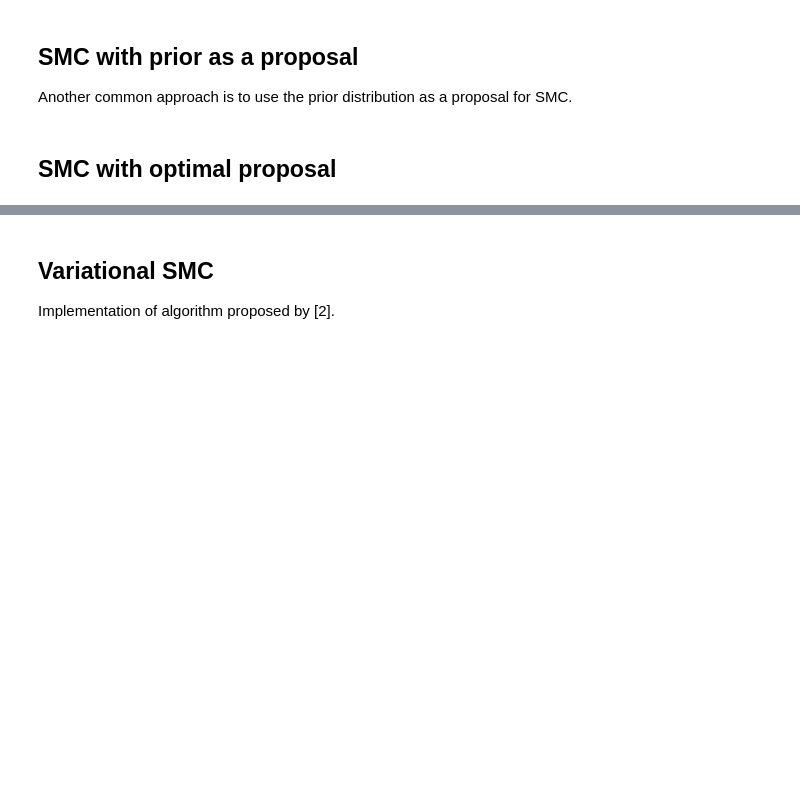
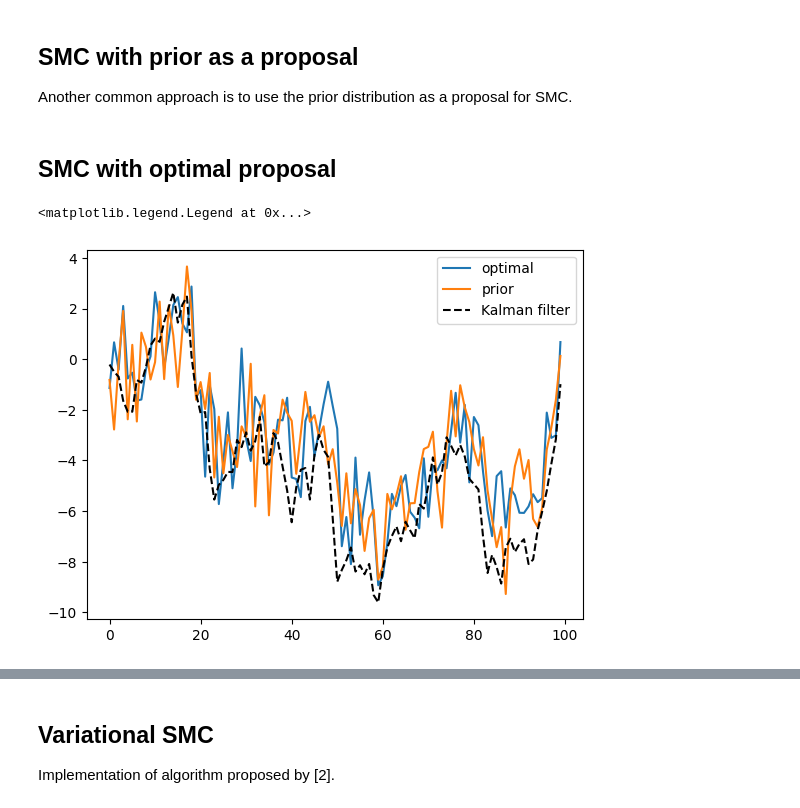
Before and after one commit to Perez-Amanda/ComputacionalStatistics_FinalProject, a Jupyter notebook: SMC.ipynb, the cells around one changed output, grey strips where cells are left out. Saved outputs shown, nothing was run; the diff lists cells and outputs as text; code cells hidden in the pictures; blank space fills up the shorter version.

```diff
--- a/SMC.ipynb
+++ b/SMC.ipynb
@@ -166,5 +303,5 @@ y
  -1.65127340025697,
  1.1818644252707111]
 # %%
-x_prior, w_prior = SMC_with_prior(Y)
+# x_prior, w_prior = SMC_with_prior(Y)
 # %%
@@ -247,0 +465,12 @@ Another common approach is to use the prior distribution as a proposal for SMC.
+# %%
+N = 1000
+T = 100
+log_w_opt, _, _, x_opt = run_opt_smc(y_seq, N, T)
+# %%
+plt.plot(x_opt.numpy(),label='optimal')
+plt.plot(x_prior.numpy(),label='prior')
+plt.plot(X_hat,label='Kalman filter',c='black',ls='--')
+plt.legend()
+# %% [output]
+<matplotlib.legend.Legend at 0x...>
+[figure, added]
```
Also changed, not shown: parts of 22 cells of this notebook, 2 other files.
